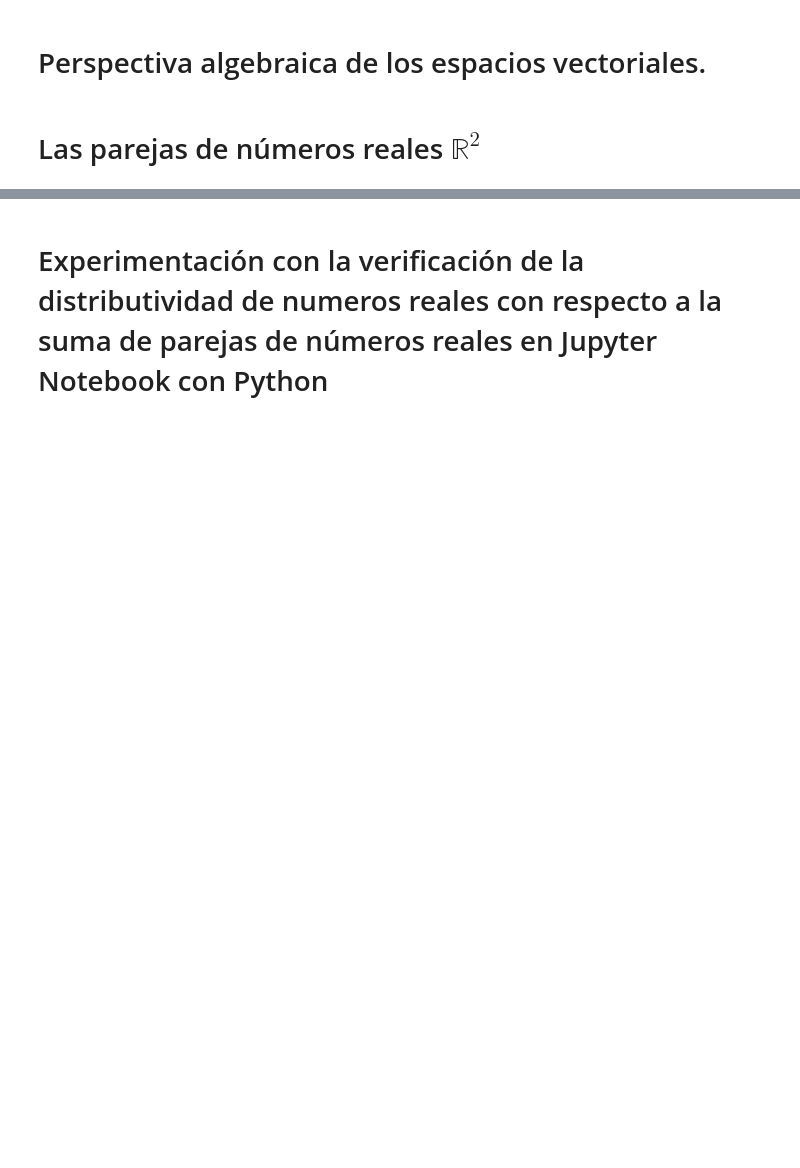
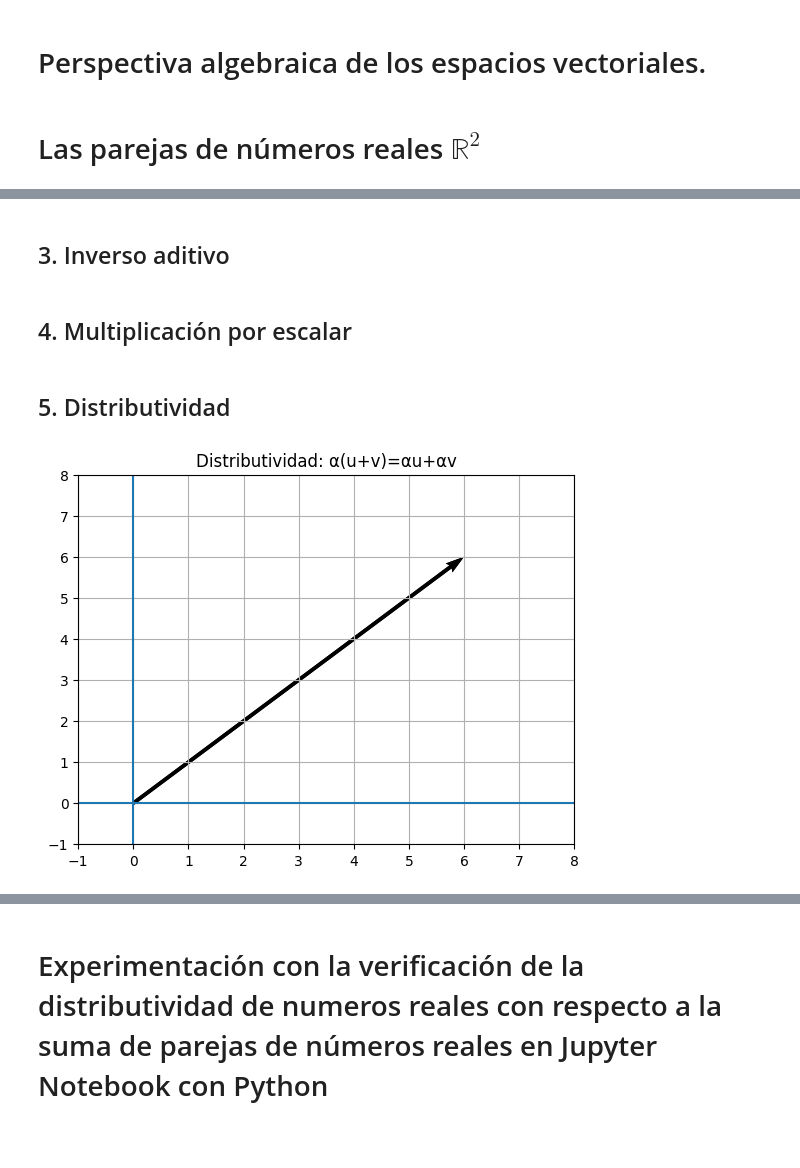
Before and after one commit to marco-canas/linear_algebra, a Jupyter notebook: 3_clases_segun_clara_mejia_laverde/1_cap/1_modulo/1_modulo.ipynb, the cells around one changed output, grey strips where cells are left out. Saved outputs shown, nothing was run; the diff lists cells and outputs as text; code cells hidden in the pictures; blank space fills up the shorter version.

```diff
--- a/3_clases_segun_clara_mejia_laverde/1_cap/1_modulo/1_modulo.ipynb
+++ b/3_clases_segun_clara_mejia_laverde/1_cap/1_modulo/1_modulo.ipynb
@@ -417,0 +628,2 @@ Sea $\alpha$ un número real y sea $(x_{1},y_{1})$ una pareja de números reales
+# %% [markdown]
+## 3. Inverso aditivo
@@ -417,0 +648,2 @@ Sea $\alpha$ un número real y sea $(x_{1},y_{1})$ una pareja de números reales
+# %% [markdown]
+## 4. Multiplicación por escalar
@@ -417,0 +669,27 @@ Sea $\alpha$ un número real y sea $(x_{1},y_{1})$ una pareja de números reales
+# %% [markdown]
+## 5. Distributividad
+# %%
+import matplotlib.pyplot as plt
+
+u = (1,2)
+v = (2,1)
+alpha = 2
+
+izq = (alpha*(u[0]+v[0]), alpha*(u[1]+v[1]))
+der = (alpha*u[0]+alpha*v[0], alpha*u[1]+alpha*v[1])
+
+plt.figure()
+plt.axhline(0)
+plt.axvline(0)
+
+plt.quiver(0,0,izq[0],izq[1], angles='xy', scale_units='xy', scale=1)
+plt.quiver(0,0,der[0],der[1], angles='xy', scale_units='xy', scale=1)
+
+plt.xlim(-1,8)
+plt.ylim(-1,8)
+plt.grid()
+plt.title("Distributividad: α(u+v)=αu+αv")
+plt.savefig(r"C:\Users\marco\Downloads\distributividad_escalares_con_respecto_a_suma_vectores.png")
+plt.show()
+# %% [output]
+[figure, added]
```
Also changed, not shown: parts of 58 cells of this notebook, 3 other files.
